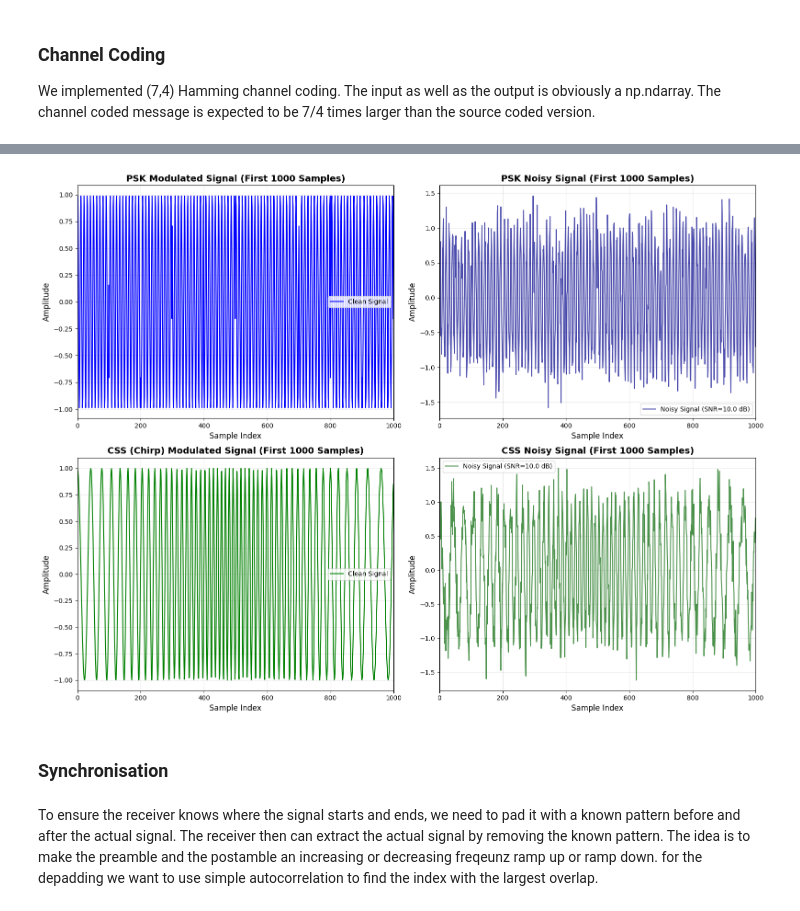
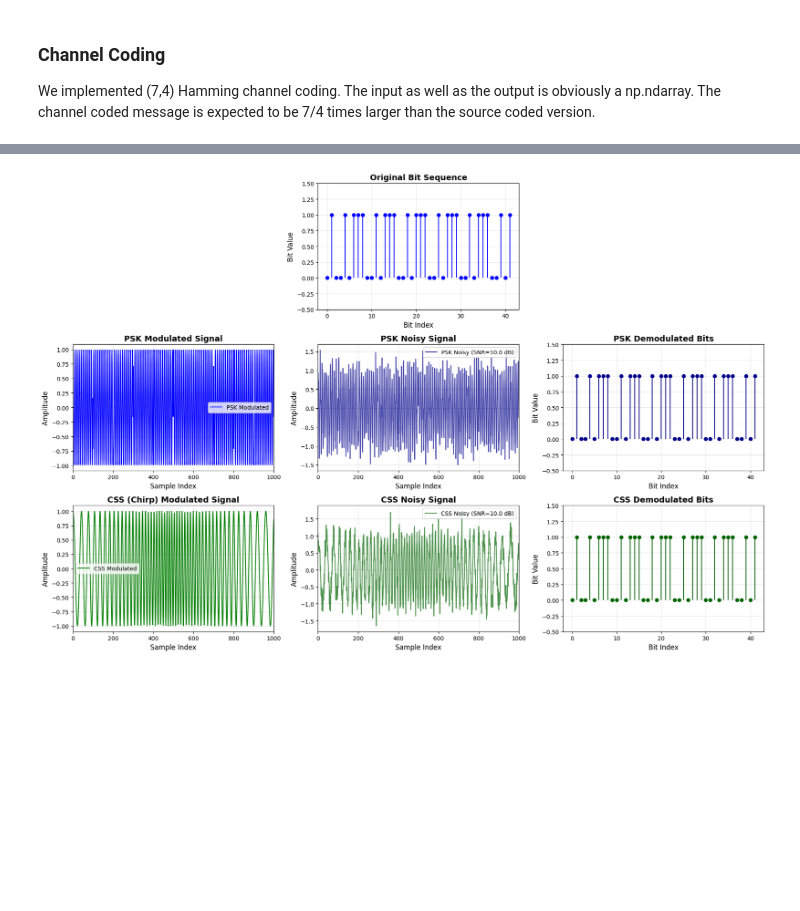
Before and after one commit to Habanes/BFH_Communication_Competition, a Jupyter notebook: TransmissionCompetition.ipynb, the cells around one changed output, grey strips where cells are left out. Cells and saved outputs as stored; diff of their text form; code cells hidden in the pictures; blank space fills up the shorter version.

```diff
--- a/TransmissionCompetition.ipynb
+++ b/TransmissionCompetition.ipynb
@@ -182,51 +197,68 @@ Is Demodulated Equal to Original?: True
 # %%
 # Visualization of Modulated Signals
 N = 1000  # Number of first samples to plot
 
-fig, axes = plt.subplots(2, 2, figsize=(16, 12))
+fig, axes = plt.subplots(3, 3, figsize=(18, 12))
 
-# Plot PSK Modulated Signal (first N samples)
-axes[0, 0].plot(psk_modulated[:N], linewidth=1.5, color='blue', label='Clean Signal')
-axes[0, 0].set_title('PSK Modulated Signal (First {} Samples)'.format(N), fontsize=14, fontweight='bold')
-axes[0, 0].set_xlabel('Sample Index', fontsize=12)
-axes[0, 0].set_ylabel('Amplitude', fontsize=12)
-axes[0, 0].grid(True, alpha=0.3)
-axes[0, 0].set_xlim(0, N)
-axes[0, 0].legend()
+# Row 1: Original Signal (centered in middle column)
+axes[0, 0].axis('off')  # Turn off left subplot
+axes[0, 1].stem(test_sequence, basefmt=' ', linefmt='blue', markerfmt='bo')
+axes[0, 1].set_title('Original Bit Sequence', fontsize=14, fontweight='bold')
+axes[0, 1].set_xlabel('Bit Index', fontsize=12)
+axes[0, 1].set_ylabel('Bit Value', fontsize=12)
+axes[0, 1].grid(True, alpha=0.3)
+axes[0, 1].set_ylim(-0.5, 1.5)
+axes[0, 2].axis('off')  # Turn off right subplot
 
-# Plot PSK Noisy Signal
-axes[0, 1].plot(psk_noisy[:N], linewidth=1.5, color='darkblue', alpha=0.7, label=f'Noisy Signal (SNR={SNR_DB} dB)')
-axes[0, 1].set_title('PSK Noisy Signal (First {} Samples)'.format(N), fontsize=14, fontweight='bold')
-axes[0, 1].set_xlabel('Sample Index', fontsize=12)
-axes[0, 1].set_ylabel('Amplitude', fontsize=12)
-axes[0, 1].grid(True, alpha=0.3)
-axes[0, 1].set_xlim(0, N)
-axes[0, 1].legend()
-
-# Plot CSS Modulated Signal (first N samples)
-axes[1, 0].plot(css_modulated[:N], linewidth=1.5, color='green', label='Clean Signal')
-axes[1, 0].set_title('CSS (Chirp) Modulated Signal (First {} Samples)'.format(N), fontsize=14, fontweight='bold')
+# Row 2: PSK Modulation Chain
+axes[1, 0].plot(psk_modulated[:N], linewidth=1.5, color='blue', label='PSK Modulated')
+axes[1, 0].set_title('PSK Modulated Signal', fontsize=14, fontweight='bold')
 axes[1, 0].set_xlabel('Sample Index', fontsize=12)
 axes[1, 0].set_ylabel('Amplitude', fontsize=12)
 axes[1, 0].grid(True, alpha=0.3)
 axes[1, 0].set_xlim(0, N)
 axes[1, 0].legend()
 
-# Plot CSS Noisy Signal
-axes[1, 1].plot(css_noisy[:N], linewidth=1.5, color='darkgreen', alpha=0.7, label=f'Noisy Signal (SNR={SNR_DB} dB)')
-axes[1, 1].set_title('CSS Noisy Signal (First {} Samples)'.format(N), fontsize=14, fontweight='bold')
+axes[1, 1].plot(psk_noisy[:N], linewidth=1.5, color='darkblue', alpha=0.7, label=f'PSK Noisy (SNR={SNR_DB} dB)')
+axes[1, 1].set_title('PSK Noisy Signal', fontsize=14, fontweight='bold')
 axes[1, 1].set_xlabel('Sample Index', fontsize=12)
 axes[1, 1].set_ylabel('Amplitude', fontsize=12)
 axes[1, 1].grid(True, alpha=0.3)
 axes[1, 1].set_xlim(0, N)
 axes[1, 1].legend()
 
+axes[1, 2].stem(psk_demodulated, basefmt=' ', linefmt='darkblue', markerfmt='o')
+axes[1, 2].set_title('PSK Demodulated Bits', fontsize=14, fontweight='bold')
+axes[1, 2].set_xlabel('Bit Index', fontsize=12)
+axes[1, 2].set_ylabel('Bit Value', fontsize=12)
+axes[1, 2].grid(True, alpha=0.3)
+axes[1, 2].set_ylim(-0.5, 1.5)
+
+# Row 3: CSS Modulation Chain
+axes[2, 0].plot(css_modulated[:N], linewidth=1.5, color='green', label='CSS Modulated')
+axes[2, 0].set_title('CSS (Chirp) Modulated Signal', fontsize=14, fontweight='bold')
+axes[2, 0].set_xlabel('Sample Index', fontsize=12)
+axes[2, 0].set_ylabel('Amplitude', fontsize=12)
+axes[2, 0].grid(True, alpha=0.3)
+axes[2, 0].set_xlim(0, N)
+axes[2, 0].legend()
+
+axes[2, 1].plot(css_noisy[:N], linewidth=1.5, color='darkgreen', alpha=0.7, label=f'CSS Noisy (SNR={SNR_DB} dB)')
+axes[2, 1].set_title('CSS Noisy Signal', fontsize=14, fontweight='bold')
+axes[2, 1].set_xlabel('Sample Index', fontsize=12)
+axes[2, 1].set_ylabel('Amplitude', fontsize=12)
+axes[2, 1].grid(True, alpha=0.3)
+axes[2, 1].set_xlim(0, N)
+axes[2, 1].legend()
+
+axes[2, 2].stem(css_demodulated, basefmt=' ', linefmt='darkgreen', markerfmt='o')
+axes[2, 2].set_title('CSS Demodulated Bits', fontsize=14, fontweight='bold')
+axes[2, 2].set_xlabel('Bit Index', fontsize=12)
+axes[2, 2].set_ylabel('Bit Value', fontsize=12)
+axes[2, 2].grid(True, alpha=0.3)
+axes[2, 2].set_ylim(-0.5, 1.5)
+
 plt.tight_layout()
 plt.show()
 # %% [output]
-[figure, old version]
+[figure, new version]
-# %% [markdown]
-### Synchronisation
-# %% [markdown]
-To ensure the receiver knows where the signal starts and ends, we need to pad it with a known pattern before and after the actual signal.
-The receiver then can extract the actual signal by removing the known pattern. The idea is to make the preamble and the postamble an increasing or decreasing freqeunz ramp up or ramp down. for the depadding we want to use simple autocorrelation to find the index with the largest overlap.
```
Also changed, not shown: parts of 15 cells of this notebook, 3 other files.
